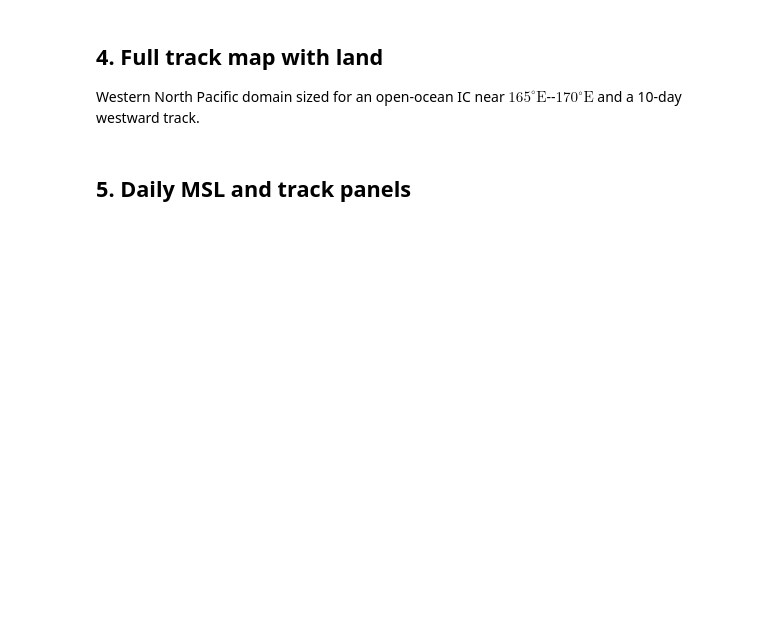
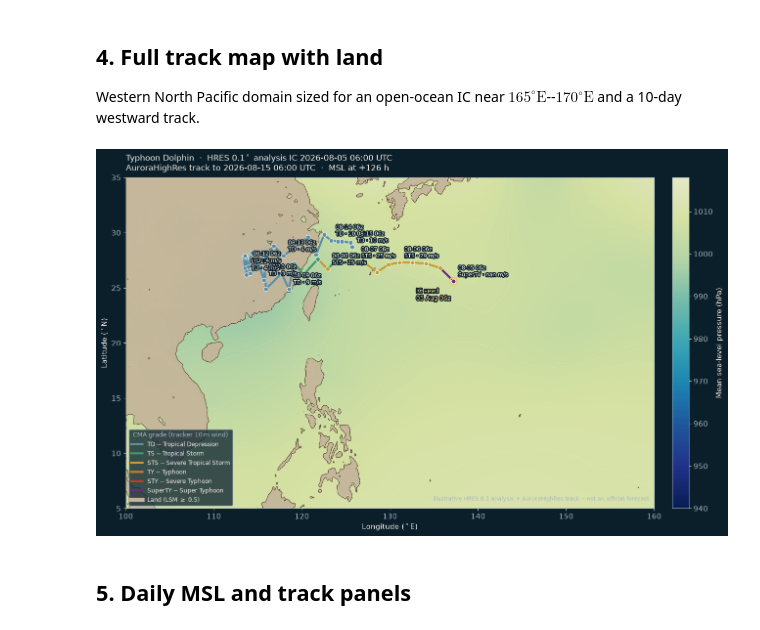
Before and after one commit to CatManJr/Flash-Aurora, a Jupyter notebook: docs/example_tc_dolphin_hres01_colab.ipynb, the cells around one changed output. Cells and saved outputs as stored; diff of their text form; code cells hidden in the pictures; blank space fills up the shorter version.

```diff
--- a/docs/example_tc_dolphin_hres01_colab.ipynb
+++ b/docs/example_tc_dolphin_hres01_colab.ipynb
@@ -412,7 +502,7 @@ MUTED = "#A8B7C0"
 MSL_CMAP = "YlGnBu_r"
 
 # Open-Pacific domain for a late-July Dolphin IC
-LON_MIN, LON_MAX = 120.0, 180.0
+LON_MIN, LON_MAX = 100.0, 160.0
 LAT_MIN, LAT_MAX = 5.0, 35.0
 
 lsm = batch.static_vars["lsm"].detach().cpu().numpy()
@@ -532,33 +622,35 @@ ax.set_title(
     loc="left",
     fontsize=12,
     pad=10,
 )
 cbar = fig.colorbar(mesh, ax=ax, fraction=0.035, pad=0.02)
 cbar.set_label("Mean sea-level pressure (hPa)")
 
 legend_handles = [
     Line2D([0], [0], color=color, lw=3, label=f"{code} -- {label}")
     for _, code, label, color in CMA_GRADES
 ]
 legend_handles.append(Line2D([0], [0], color=LAND, lw=6, label=r"Land (LSM $\geq$ 0.5)"))
 leg = ax.legend(
     handles=legend_handles,
     title=r"CMA grade (tracker $10\,\mathrm{m}$ wind)",
     loc="lower left",
     frameon=True,
     facecolor="#122A36",
     edgecolor=MUTED,
     labelcolor=TEXT,
     fontsize=8.5,
     title_fontsize=9,
 )
 leg.get_title().set_color(MUTED)
 ax.text(
     0.99, 0.02,
     "Illustrative HRES 0.1 analysis + AuroraHighRes track -- not an official forecast",
     transform=ax.transAxes, ha="right", va="bottom", fontsize=8, color=MUTED,
 )
 plt.show()
+# %% [output]
+[figure, added]
 # %% [markdown]
 ## 5. Daily MSL and track panels
 # %%
```
Also changed, not shown: parts of 8 cells of this notebook.
